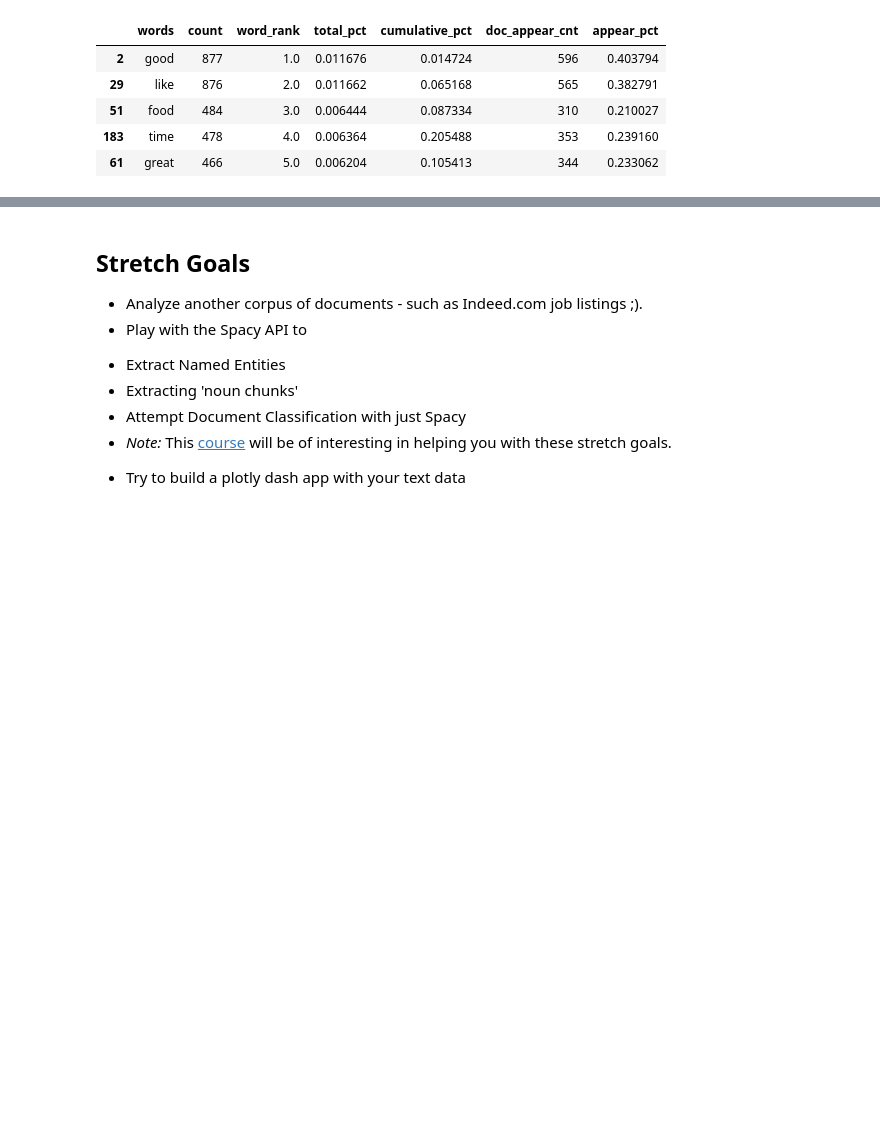
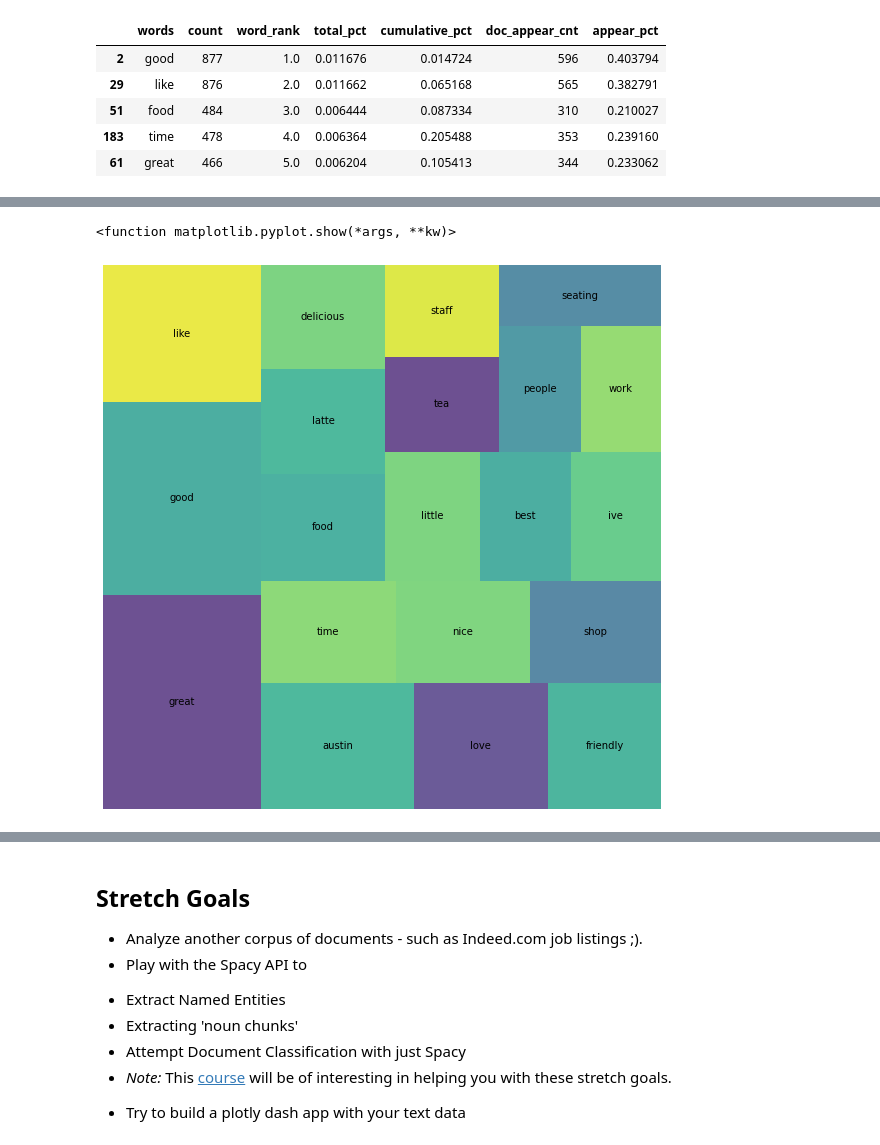
Before and after one commit to EvidenceN/Unit4_Lamda_DS, a Jupyter notebook: module1-text-data/Answers_Unit4_Week1_Day1.ipynb, the cells around one changed output, grey strips where cells are left out. Drawn from its saved outputs; the diff is of its cells as text; code cells hidden in the pictures; blank space fills up the shorter version.

```diff
--- a/module1-text-data/Answers_Unit4_Week1_Day1.ipynb
+++ b/module1-text-data/Answers_Unit4_Week1_Day1.ipynb
@@ -841,0 +867,16 @@ bad_freq.head()
+# %%
+# top 20 words for good reviews
+
+good_top20 = good_freq[good_freq['word_rank'] <= 20]
+
+good_top20
+
+plt.figure(figsize = (10,10))
+squarify.plot(sizes=good_top20['total_pct'],
+              label=good_top20['words'],
+             alpha = 0.8)
+plt.axis('off')
+plt.show
+# %% [output]
+<function matplotlib.pyplot.show(*args, **kw)>
+[figure, added]
```
Also changed, not shown: parts of 9 cells of this notebook.
